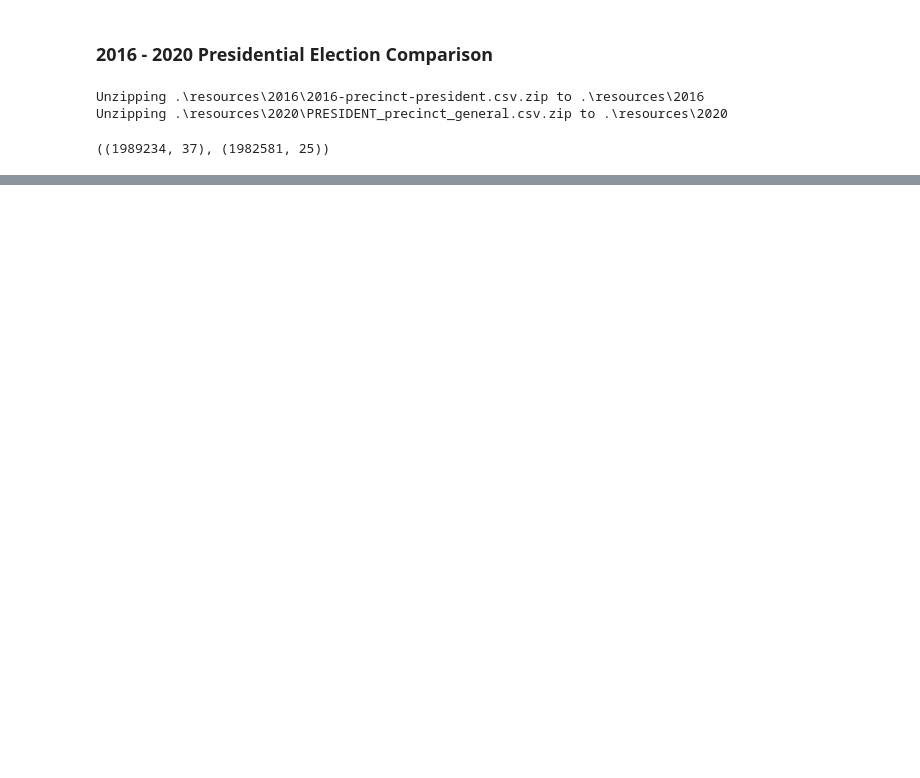
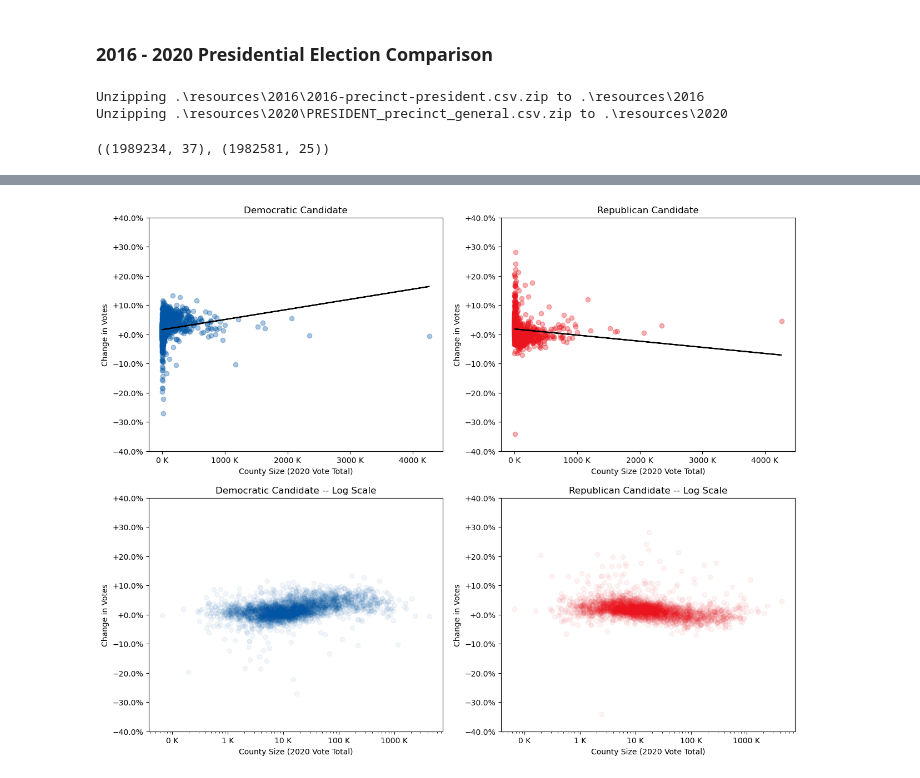
Before and after one commit to rmathena79/democracy, a Jupyter notebook: democracy.ipynb, the cells around one changed output, grey strips where cells are left out. Drawn from its saved outputs; the diff is of its cells as text; code cells hidden in the pictures; blank space fills up the shorter version.

Commit message:
Some code refactoring, and generating image files from charts

```diff
--- a/democracy.ipynb
+++ b/democracy.ipynb
@@ -391,33 +452,36 @@ plt.show()
 def scatter_party(subplot, candidate_str, title, color, trendcolor, log):
     slice = combo_df.loc[combo_df[COL_CND] == candidate_str]
     x = slice[COL_TOT_20] / 1000
     y = slice[COL_PCT_CHG]
     subplot.set_title(title)
 
     subplot.yaxis.set_major_formatter(mpl.ticker.StrMethodFormatter("{x:+.1%}"))
     subplot.set_title(title)
     subplot.set_ylabel("Change in Votes")
     subplot.set_xlabel("County Size (2020 Vote Total)")
-    subplot.set_ylim((-.5, 0.5))
+    subplot.set_ylim((-.4, 0.4))
 
     if log:
         subplot.scatter(x, y, color=color, alpha=0.05)
         subplot.set_xscale("log")
     else:
         subplot.scatter(x, y, color=color, alpha=0.33)
         subplot.set_xscale("linear") # AKA normal
 
         z = np.polyfit(list(x), list(y), 1)
         p = np.poly1d(z)
         subplot.plot(x,p(x),trendcolor)
 
     subplot.xaxis.set_major_formatter(mpl.ticker.StrMethodFormatter("{x:.0f} K"))
 
 fig, ((ax1, ax2), (ax3, ax4)) = plt.subplots(nrows=2,ncols=2,figsize=(15,12))
 scatter_party(ax1, CND_DEM, "Democratic Candidate", COLOR_DEM_BLUE, "black", False)
 scatter_party(ax2, CND_REP, "Republican Candidate", COLOR_REP_RED, "black", False)
 scatter_party(ax3, CND_DEM, "Democratic Candidate -- Log Scale", COLOR_DEM_BLUE, "black", True)
 scatter_party(ax4, CND_REP, "Republican Candidate -- Log Scale", COLOR_REP_RED, "black", True)
+plt.savefig("party_shifts_scatter.png")
 plt.show()
+# %% [output]
+[figure, added]
 # %%
 # Show shift betwen dem / rep / other votes in battleground states, flipped states, and the whole country
```
Also changed, not shown: parts of 10 cells of this notebook, 2 other files.
